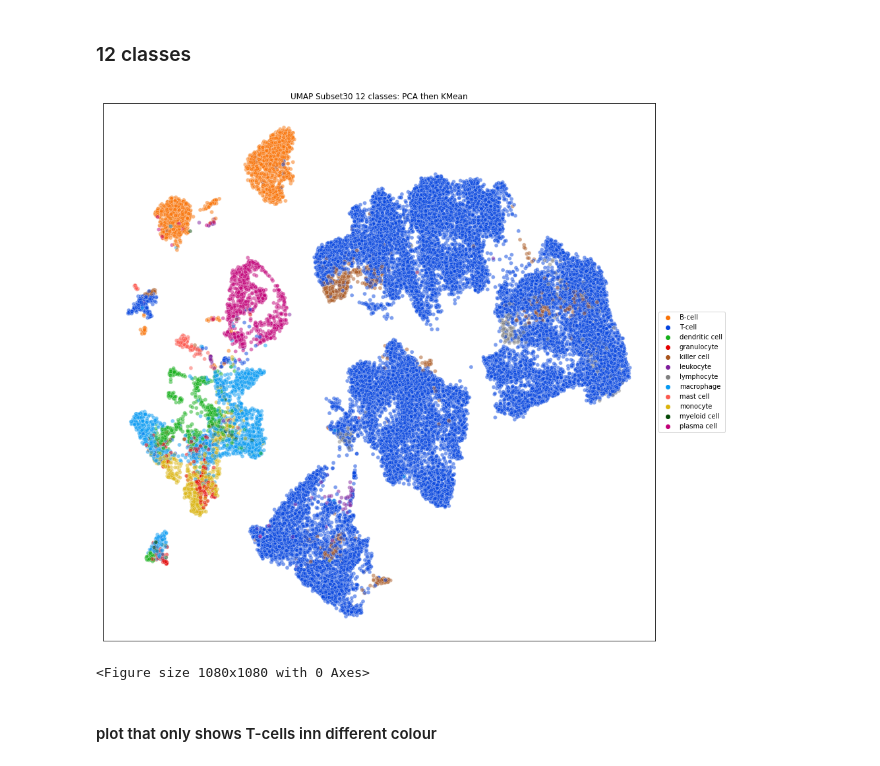
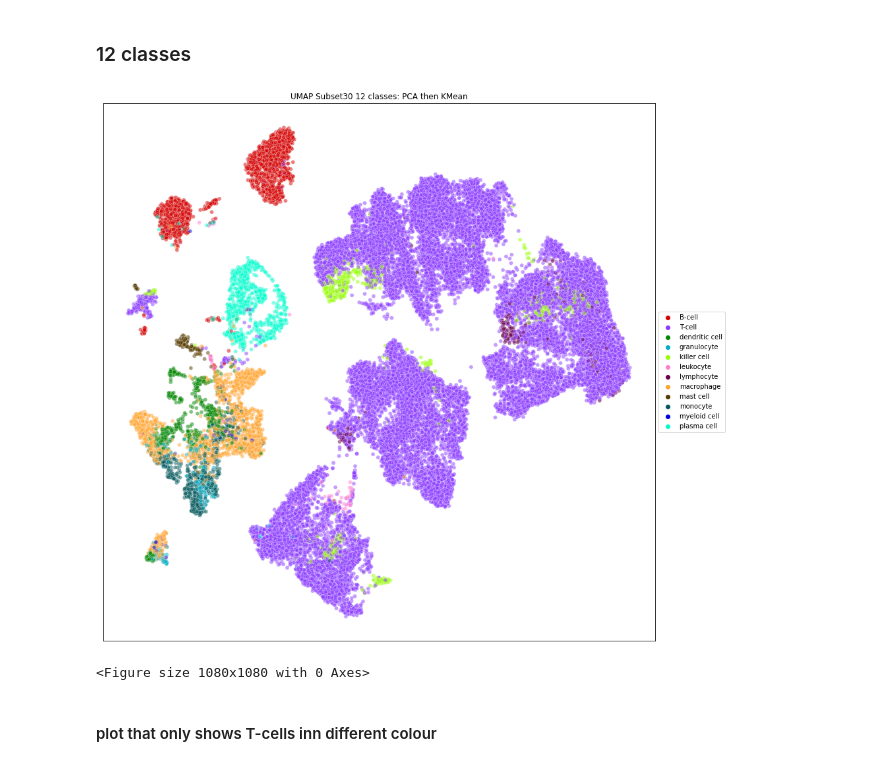
Before and after one commit to martrip/single-cell_classification, a Jupyter notebook: notebooks/Unsupervised_ML.ipynb, the cells around one changed output. Drawn from its saved outputs; the diff is of its cells as text; code cells hidden in the pictures.

```diff
--- a/notebooks/Unsupervised_ML.ipynb
+++ b/notebooks/Unsupervised_ML.ipynb
@@ -364,26 +362,27 @@ plt.show()
 # %% [markdown]
 ### 12 classes
 # %%
-n_optimal=12
-kmean = KMeans(n_clusters=n_optimal)
+cell_types = 12
+n_optimal = 12
+
+kmean = KMeans(n_clusters=cell_types)
 kmean.fit(X_umap)
 labels = kmean.labels_
 
 # plot UMAP with labels
 fig = plt.figure(figsize =(15, 15))
 ax = fig.add_subplot()
-colors = ['#F97306', '#0343DF', '#15B01A', '#E50000', '#A9561E', '#7E1E9C', '#808080', '#069AF3', '#FC5A50', '#DBB40C', '#054907', '#C20078']
-pal = sns.set_palette(sns.color_palette(colors))
+pal = sns.color_palette(cc.glasbey, n_colors=cell_types)
 order = sorted(Subset30["cell_type"].unique())
 sns.scatterplot(x=X_umap[:, 0], y=X_umap[:, 1], alpha=0.5, hue= Subset30["cell_type"], hue_order=order, ax=ax, cmap='viridis', legend='full', palette = pal)
 plt.axis('tight')
 ax.legend(loc='center left', bbox_to_anchor=(1, 0.5))
 plt.xticks([]), plt.yticks([])
 plt.title('UMAP Subset30 12 classes: PCA then KMean')
 plt.show()
 plt.savefig('UMAP Subset30 12 classes PCA then KMean 20211028.png')
 # %% [output]
-[figure, old version]
+[figure, new version]
 <Figure size 1080x1080 with 0 Axes>
 # %% [markdown]
 #### plot that only shows T-cells inn different colour
```
Also changed, not shown: parts of 10 cells of this notebook, 9 other files.
